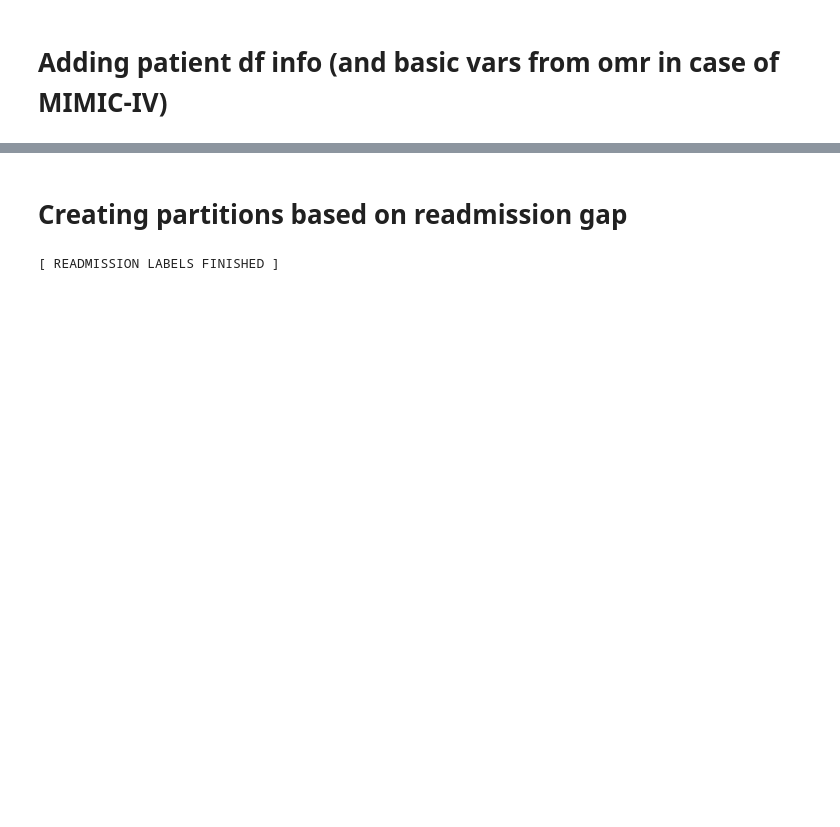
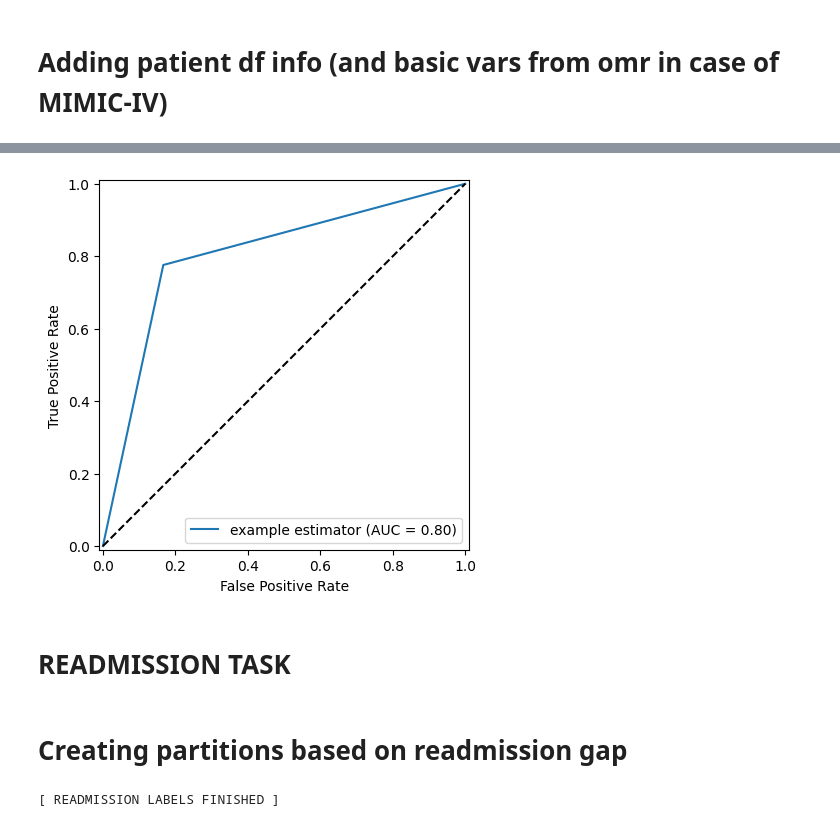
Before and after one commit to bma-vandijk/mimiciv_pipeline_insafedare, a Jupyter notebook: sandbox.ipynb, the cells around one changed output, grey strips where cells are left out. Saved outputs shown, nothing was run; the diff lists cells and outputs as text; code cells hidden in the pictures; blank space fills up the shorter version.

Commit message:
quick new task that works, but messy code

```diff
--- a/sandbox.ipynb
+++ b/sandbox.ipynb
@@ -104,0 +128,3 @@ See the caveats in the documentation: https://pandas.pydata.org/pandas-docs/stab
+# %%
+# Adding number of medications per visit
+visit_pts_df['presc_meds'] = visit_pts_df.apply(get_med_prescs, axis=1)
@@ -104,0 +153,31 @@ See the caveats in the documentation: https://pandas.pydata.org/pandas-docs/stab
+# %%
+# Creating targets and balancing set)
+visit_pts_df.loc[visit_pts_df['hospital_expire_flag'] == 1, 'y_label'] = 1
+visit_pts_df.loc[visit_pts_df['dod'].isna(), 'y_label'] = 0
+visit_pts_df.loc[visit_pts_df['hospital_expire_flag'] == 0, 'y_label'] = 0
+
+# Creating targets and balancing set)
+case_df = visit_pts_df[visit_pts_df.y_label == 1]
+control_df = visit_pts_df[visit_pts_df.y_label == 0]
+
+print(f"Positive cases: {len(case_df)}")
+print(f"Negative cases: {len(control_df)}")
+
+control_df = control_df.sample(len(case_df),random_state=42)
+
+# Concatenate
+ml_df = pd.concat([case_df, control_df], axis=0)
+ml_df.reset_index(drop=True,inplace=True)
+
+# Coerce variables to ints
+ml_df['los_hours'] = ml_df['los_hours'].astype(int)
+ml_df['age'] = ml_df['age'].astype(int)
+ml_df['y_label'] = ml_df['y_label'].astype(int)
+ml_df['comorbs'] = ml_df['comorbs'].astype(int)
+ml_df['bmi'] = ml_df['bmi'].astype(float)
+ml_df['bp_systolic'] = ml_df['bp_systolic'].astype(int)
+ml_df['bp_diastolic'] = ml_df['bp_diastolic'].astype(int)
+ml_df['presc_meds'] = ml_df['presc_meds'].astype(int)
+
+# Check label distribution
+#print(ml_df.groupby('y_label').count()['subject_id'])
@@ -105,3 +284,16 @@ See the caveats in the documentation: https://pandas.pydata.org/pandas-docs/stab
+# %%
+fpr, tpr, thresholds = roc_curve(y_test, y_pred)
+
+roc_auc = auc(fpr, tpr)
+display = RocCurveDisplay(fpr=fpr, tpr=tpr, roc_auc=roc_auc,
+                                  estimator_name='example estimator')
+display.plot()
+plt.plot([0, 1], [0, 1], 'k--', label='Random')
+plt.show()
+# %% [output]
+[figure, added]
+# %% [markdown]
+# READMISSION TASK
 # %% [markdown]
 # Creating partitions based on readmission gap
 # %%
```
Also changed, not shown: parts of 20 cells of this notebook, 3 other files.
